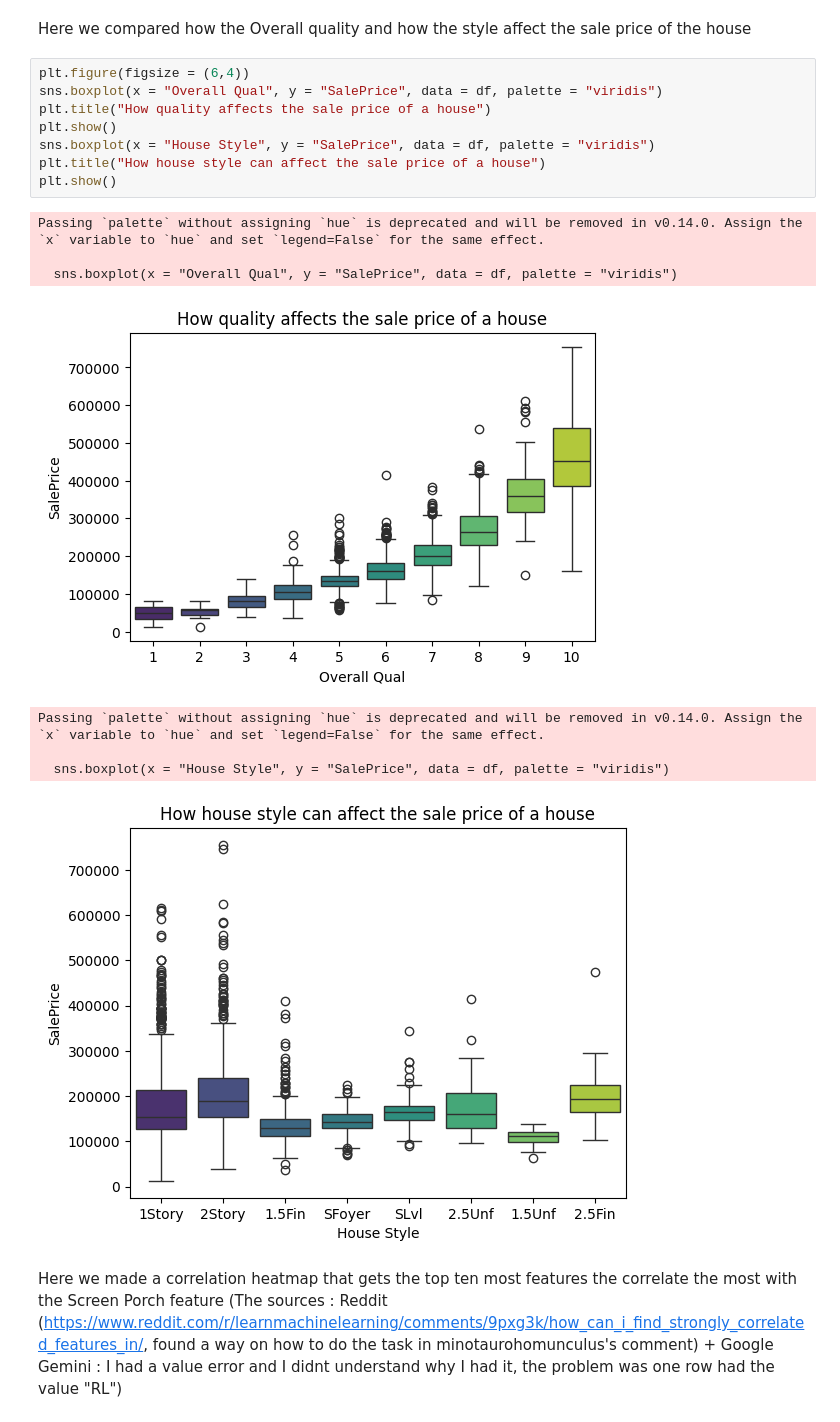
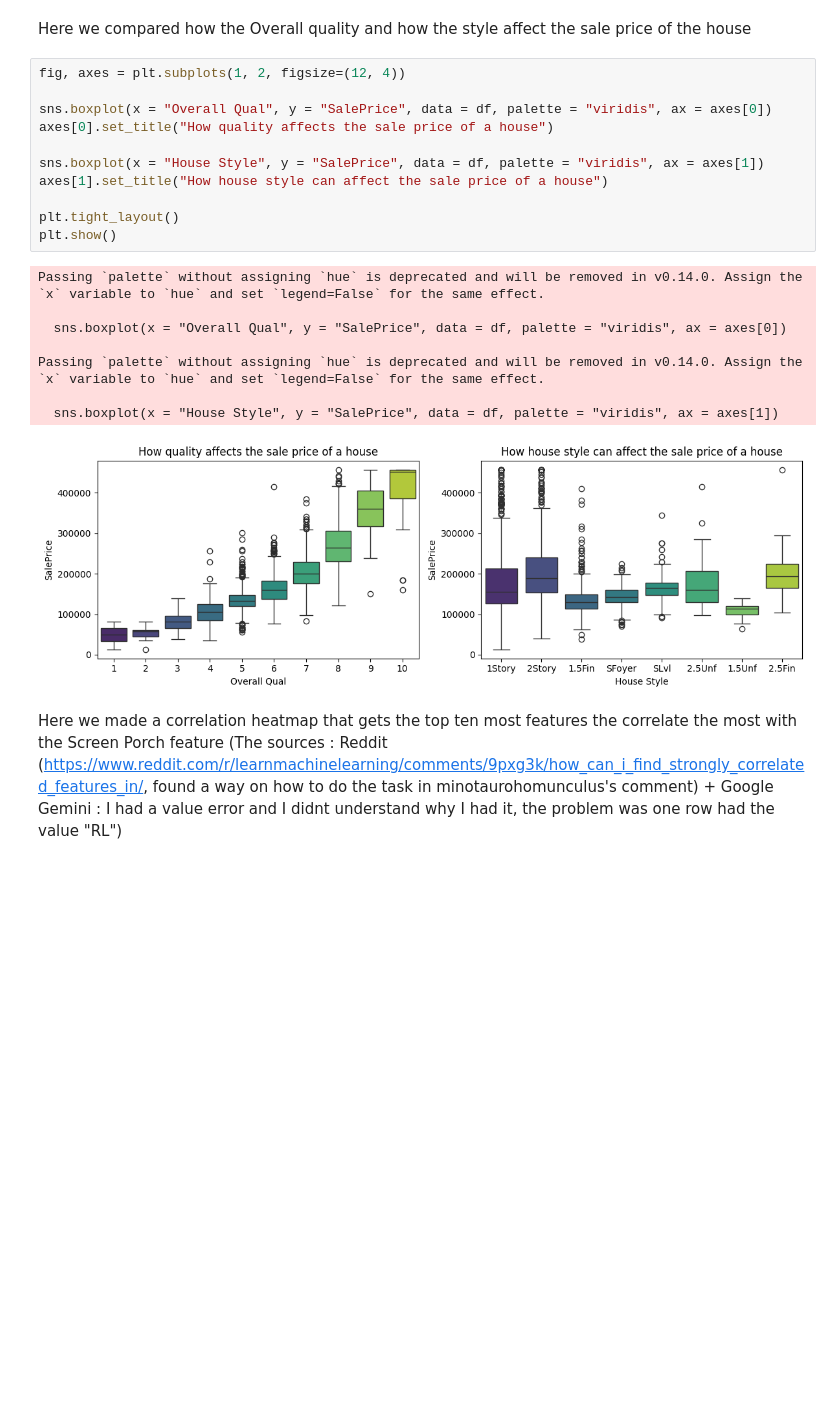
Before and after one commit to Eyadalmiman/Student-Capstone-Project, a Jupyter notebook: 03_eda.ipynb, the cells around one changed output. Saved outputs shown, nothing was run; the diff lists cells and outputs as text; blank space fills up the shorter version.

```diff
--- a/03_eda.ipynb
+++ b/03_eda.ipynb
@@ -35,22 +32,25 @@ plt.show()
 # %% [markdown]
 Here we compared how the Overall quality and how the style affect the sale price of the house
 # %%
-plt.figure(figsize = (6,4))
-sns.boxplot(x = "Overall Qual", y = "SalePrice", data = df, palette = "viridis")
-plt.title("How quality affects the sale price of a house")
+fig, axes = plt.subplots(1, 2, figsize=(12, 4))
+
+sns.boxplot(x = "Overall Qual", y = "SalePrice", data = df, palette = "viridis", ax = axes[0])
+axes[0].set_title("How quality affects the sale price of a house")
+
+sns.boxplot(x = "House Style", y = "SalePrice", data = df, palette = "viridis", ax = axes[1])
+axes[1].set_title("How house style can affect the sale price of a house")
+
+plt.tight_layout()
 plt.show()
-sns.boxplot(x = "House Style", y = "SalePrice", data = df, palette = "viridis")
-plt.title("How house style can affect the sale price of a house")
-plt.show()
 # %% [output]
 Passing `palette` without assigning `hue` is deprecated and will be removed in v0.14.0. Assign the `x` variable to `hue` and set `legend=False` for the same effect.
 
-  sns.boxplot(x = "Overall Qual", y = "SalePrice", data = df, palette = "viridis")
+  sns.boxplot(x = "Overall Qual", y = "SalePrice", data = df, palette = "viridis", ax = axes[0])
+
+Passing `palette` without assigning `hue` is deprecated and will be removed in v0.14.0. Assign the `x` variable to `hue` and set `legend=False` for the same effect.
+
+  sns.boxplot(x = "House Style", y = "SalePrice", data = df, palette = "viridis", ax = axes[1])
-[figure, old version]
+[figure, new version]
-Passing `palette` without assigning `hue` is deprecated and will be removed in v0.14.0. Assign the `x` variable to `hue` and set `legend=False` for the same effect.
-
-  sns.boxplot(x = "House Style", y = "SalePrice", data = df, palette = "viridis")
-[figure, removed]
 # %% [markdown]
 Here we made a correlation heatmap that gets the top ten most features the correlate the most with the Screen Porch feature
 (The sources : Reddit (https://www.reddit.com/r/learnmachinelearning/comments/9pxg3k/how_can_i_find_strongly_correlated_features_in/, found a way on how to do the task in minotaurohomunculus's comment) + Google Gemini : I had a value error and I didnt understand why I had it, the problem was one row had the value "RL")
```
Also changed, not shown: parts of 3 cells of this notebook, 7 other files.
